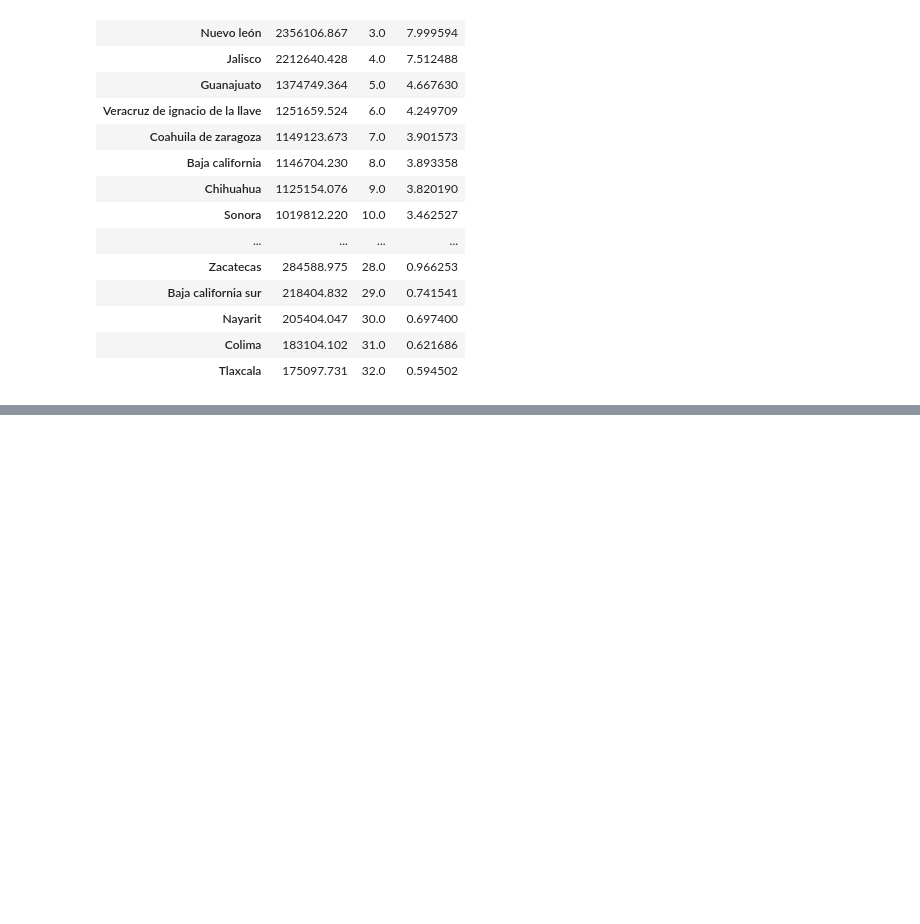
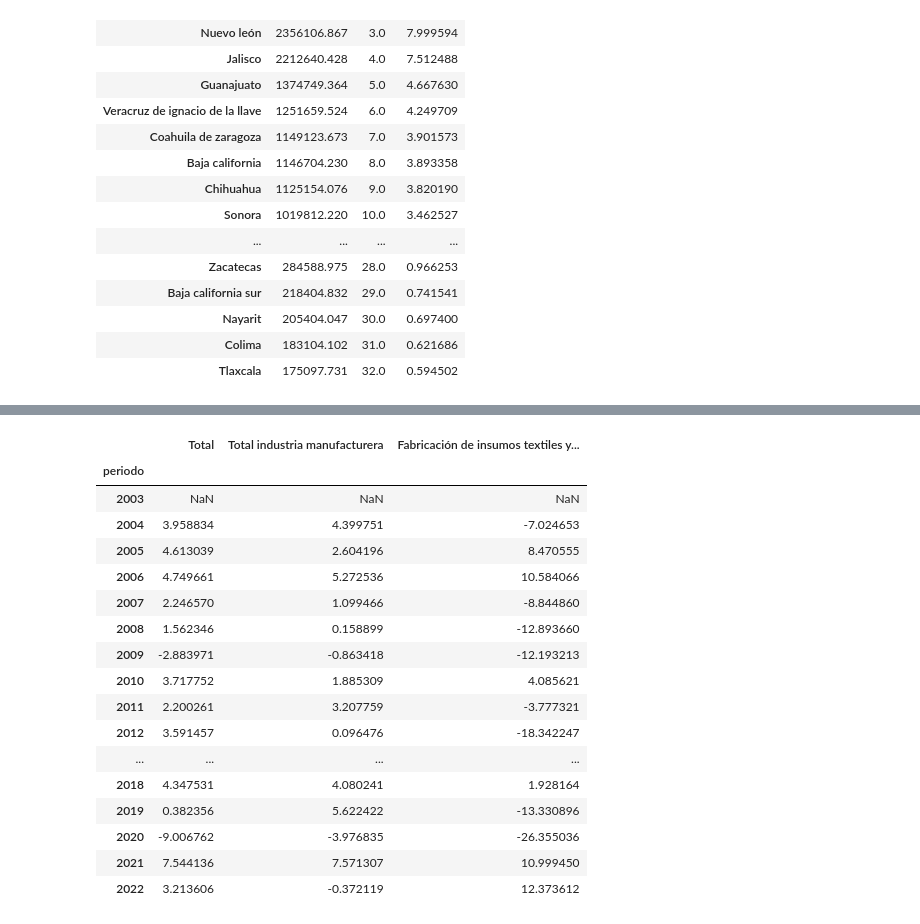
Before and after one commit to jfloresbmxt/fichas_estatales, a Jupyter notebook: pipelines/pib/pib.ipynb, the cells around one changed output, grey strips where cells are left out. Saved outputs shown, nothing was run; the diff lists cells and outputs as text; code cells hidden in the pictures; blank space fills up the shorter version.

```diff
--- a/pipelines/pib/pib.ipynb
+++ b/pipelines/pib/pib.ipynb
@@ -227,0 +452,22 @@ info.get_var(df_)
+# %%
+yucatan = df_[df_["entidad"] == "Yucatán"][['Total', 'Total industria manufacturera','Fabricación de insumos textiles y acabado de textiles; Fabricación de productos textiles, excepto prendas de vestir']]
+yucatan.pct_change()*100
+# %% [output]
+|  | Total | Total industria manufacturera | Fabricación de insumos textiles y... |
+| periodo |  |  |  |
+| 2003 | NaN | NaN | NaN |
+| 2004 | 3.958834 | 4.399751 | -7.024653 |
+| 2005 | 4.613039 | 2.604196 | 8.470555 |
+| 2006 | 4.749661 | 5.272536 | 10.584066 |
+| 2007 | 2.246570 | 1.099466 | -8.844860 |
+| 2008 | 1.562346 | 0.158899 | -12.893660 |
+| 2009 | -2.883971 | -0.863418 | -12.193213 |
+| 2010 | 3.717752 | 1.885309 | 4.085621 |
+| 2011 | 2.200261 | 3.207759 | -3.777321 |
+| 2012 | 3.591457 | 0.096476 | -18.342247 |
+| ... | ... | ... | ... |
+| 2018 | 4.347531 | 4.080241 | 1.928164 |
+| 2019 | 0.382356 | 5.622422 | -13.330896 |
+| 2020 | -9.006762 | -3.976835 | -26.355036 |
+| 2021 | 7.544136 | 7.571307 | 10.999450 |
+| 2022 | 3.213606 | -0.372119 | 12.373612 |
```
Also changed, not shown: parts of 13 cells of this notebook, 40 other files.
